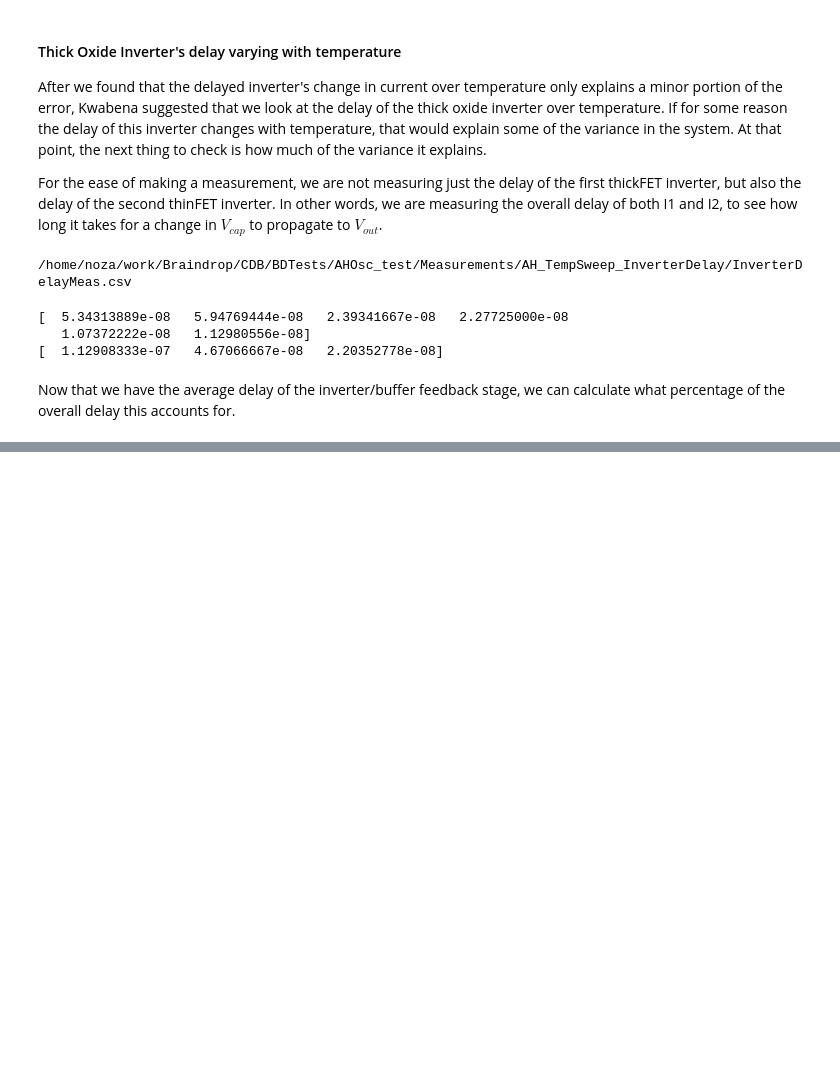
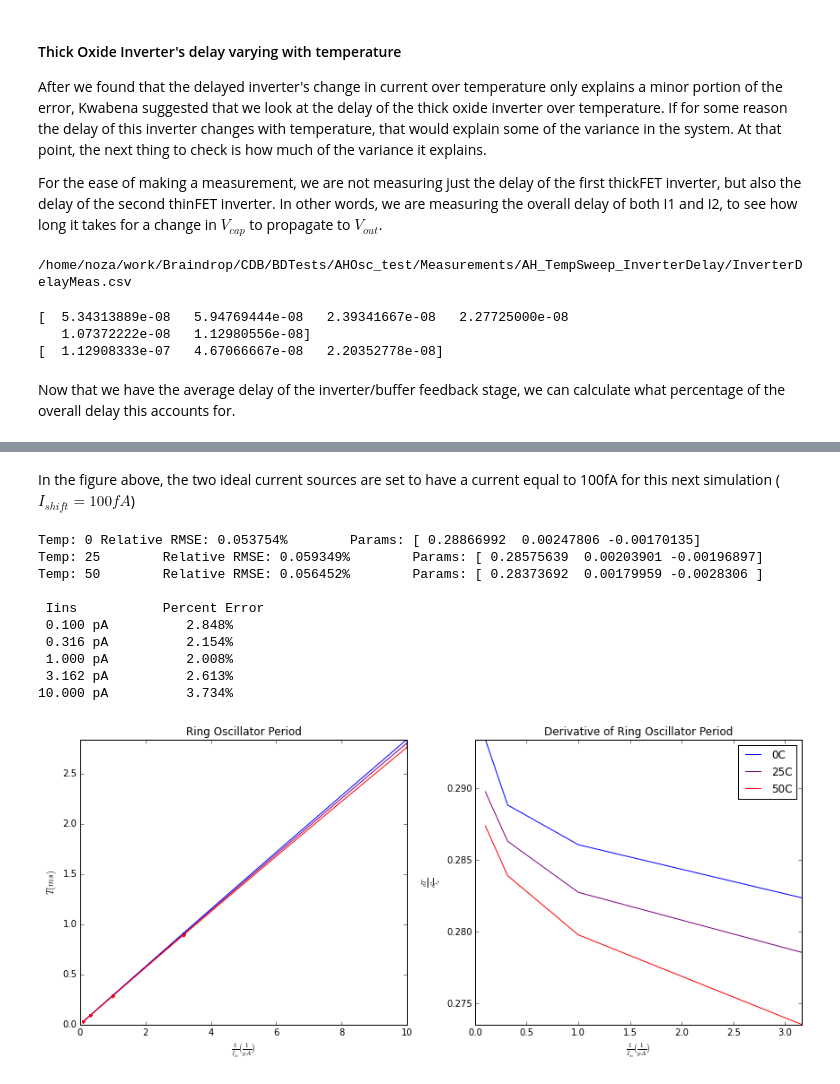
Before and after one commit to twinoza/TwinPyNB, a Jupyter notebook: AHOsc_Char.ipynb, the cells around one changed output, grey strips where cells are left out. Saved outputs shown, nothing was run; the diff lists cells and outputs as text; code cells hidden in the pictures; blank space fills up the shorter version.

```diff
--- a/AHOsc_Char.ipynb
+++ b/AHOsc_Char.ipynb
@@ -1558,0 +1627,34 @@ Percent of overall period taken by delay from feedback buffer delay
+# %% [markdown]
+In the figure above, the two ideal current sources are set to have a current equal to 100fA for this next simulation ($I_{shift}=100fA$)
+# %%
+allTs = list(list())
+globalLims = [0,0]
+derivLims = [0,100000,0]
+
+for curTemp in LessTemps:
+    fileName = "AH_TempSweep_LevelShift/AH_Inv_FreqMeas_Temp"+str(curTemp)+"C.csv"
+    # Note: This run required changing the readFile function that plotLinearity uses from readFile2 to readFile3
+    curTs, curFitParams = plotLinearitySmallIins(fileName,Lims=None)
+    #curTs, curFitParams = plotLinearitySmallIins(fileName, Lims=(2,1))
+    allTs.append(curTs)
+    print 'Temp: {}\tRelative RMSE: {:%}\tParams: {}'.format(curTemp,
+                                                             calcRRMSE(scaledSmallIins, curTs, curFitParams),
+                                                             curFitParams)
+legend(loc='best')
+tight_layout()
+
+TsAsFuncOfIin = array(allTs).T
+#print TsAsFuncOfIin
+percVariancebyTemp(TsAsFuncOfIin, SmallIins)
+# %% [output]
+Temp: 0 Relative RMSE: 0.053754%        Params: [ 0.28866992  0.00247806 -0.00170135]
+Temp: 25        Relative RMSE: 0.059349%        Params: [ 0.28575639  0.00203901 -0.00196897]
+Temp: 50        Relative RMSE: 0.056452%        Params: [ 0.28373692  0.00179959 -0.0028306 ]
+
+ Iins           Percent Error
+ 0.100 pA          2.848%
+ 0.316 pA          2.154%
+ 1.000 pA          2.008%
+ 3.162 pA          2.613%
+10.000 pA          3.734%
+[figure, added]
```
Also changed, not shown: parts of 74 cells of this notebook.
